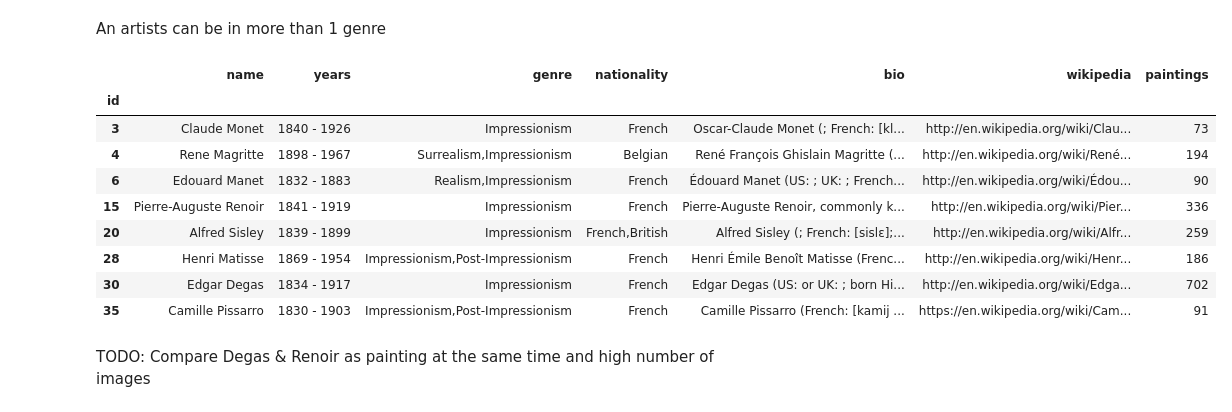
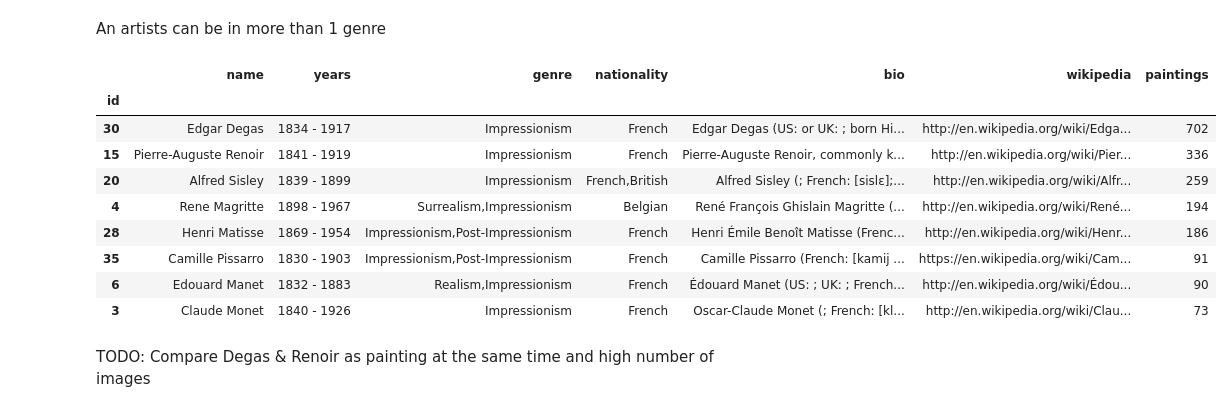
Before and after one commit to robmarkcole/artist-classification-with-ML, a Jupyter notebook: notebooks/EDA.ipynb, the cells around one changed output. Saved outputs shown, nothing was run; the diff lists cells and outputs as text; code cells hidden in the pictures.

```diff
--- a/notebooks/EDA.ipynb
+++ b/notebooks/EDA.ipynb
@@ -56,17 +56,19 @@ An artists can be in more than 1 genre
 # %%
 impressionists = df[(df['genre'] == 'Impressionism') |
                     (df['genre'] == 'Realism,Impressionism') |
                     (df['genre'] == 'Impressionism,Post-Impressionism') |
                     (df['genre'] == 'Surrealism,Impressionism')]
+
+impressionists = impressionists.sort_values(by=["paintings"], ascending=False)
 impressionists
 # %% [output]
 |  | name | years | genre | nationality | bio | wikipedia | paintings |
 | id |  |  |  |  |  |  |  |
-| 3 | Claude Monet | 1840 - 1926 | Impressionism | French | Oscar-Claude Monet (; French: [kl... | http://en.wikipedia.org/wiki/Clau... | 73 |
-| 4 | Rene Magritte | 1898 - 1967 | Surrealism,Impressionism | Belgian | René François Ghislain Magritte (... | http://en.wikipedia.org/wiki/René... | 194 |
-| 6 | Edouard Manet | 1832 - 1883 | Realism,Impressionism | French | Édouard Manet (US: ; UK: ; French... | http://en.wikipedia.org/wiki/Édou... | 90 |
+| 30 | Edgar Degas | 1834 - 1917 | Impressionism | French | Edgar Degas (US: or UK: ; born Hi... | http://en.wikipedia.org/wiki/Edga... | 702 |
 | 15 | Pierre-Auguste Renoir | 1841 - 1919 | Impressionism | French | Pierre-Auguste Renoir, commonly k... | http://en.wikipedia.org/wiki/Pier... | 336 |
 | 20 | Alfred Sisley | 1839 - 1899 | Impressionism | French,British | Alfred Sisley (; French: [sislɛ];... | http://en.wikipedia.org/wiki/Alfr... | 259 |
+| 4 | Rene Magritte | 1898 - 1967 | Surrealism,Impressionism | Belgian | René François Ghislain Magritte (... | http://en.wikipedia.org/wiki/René... | 194 |
 | 28 | Henri Matisse | 1869 - 1954 | Impressionism,Post-Impressionism | French | Henri Émile Benoît Matisse (Frenc... | http://en.wikipedia.org/wiki/Henr... | 186 |
-| 30 | Edgar Degas | 1834 - 1917 | Impressionism | French | Edgar Degas (US: or UK: ; born Hi... | http://en.wikipedia.org/wiki/Edga... | 702 |
 | 35 | Camille Pissarro | 1830 - 1903 | Impressionism,Post-Impressionism | French | Camille Pissarro (French: [kamij ... | https://en.wikipedia.org/wiki/Cam... | 91 |
+| 6 | Edouard Manet | 1832 - 1883 | Realism,Impressionism | French | Édouard Manet (US: ; UK: ; French... | http://en.wikipedia.org/wiki/Édou... | 90 |
+| 3 | Claude Monet | 1840 - 1926 | Impressionism | French | Oscar-Claude Monet (; French: [kl... | http://en.wikipedia.org/wiki/Clau... | 73 |
```
Also changed, not shown: parts of 1 cell of this notebook, 2 other files.
